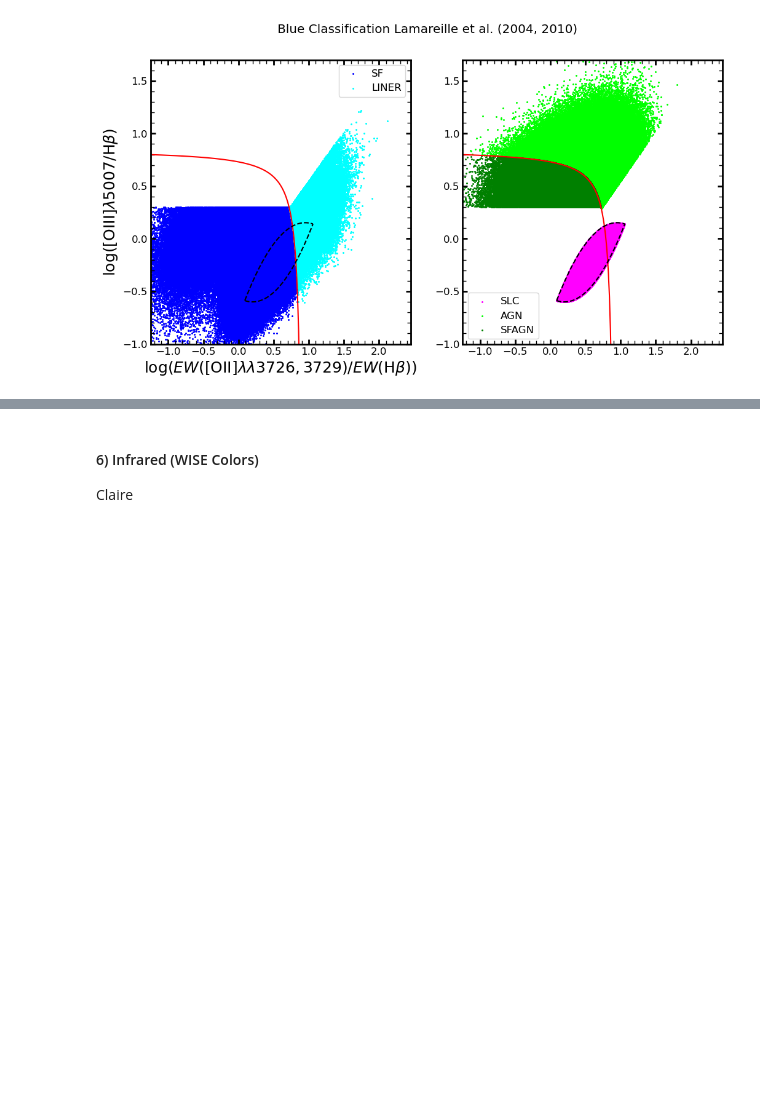
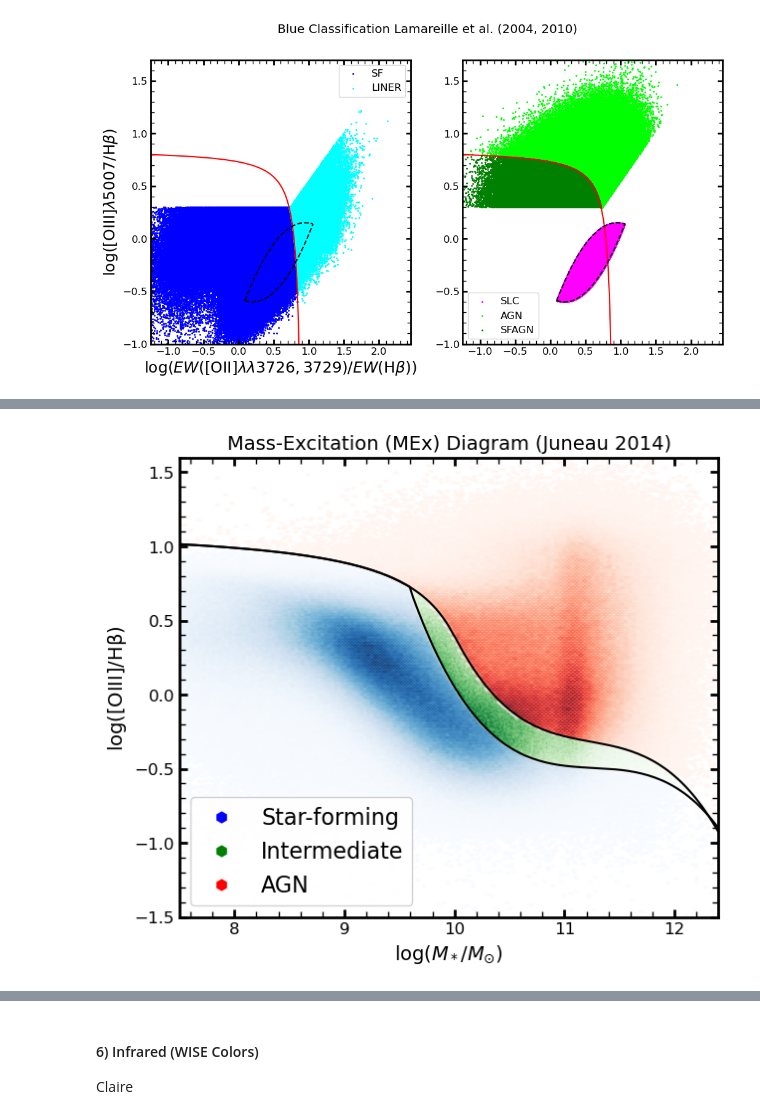
Before and after one commit to cosmodesi/desigaldev, a Jupyter notebook: AgnCats/notebooks/01_how_to_use_AGNQSO_catalog.ipynb, the cells around one changed output, grey strips where cells are left out. Saved outputs shown, nothing was run; the diff lists cells and outputs as text; code cells hidden in the pictures; blank space fills up the shorter version.

```diff
--- a/AgnCats/notebooks/01_how_to_use_AGNQSO_catalog.ipynb
+++ b/AgnCats/notebooks/01_how_to_use_AGNQSO_catalog.ipynb
@@ -558 +567,48 @@ Shree
+# %%
+is_mex_sf = (T['OPT_UV_TYPE'] & OPT_UV_TYPE.MEX_SF != 0)
+is_mex_intermediate = (T['OPT_UV_TYPE'] & OPT_UV_TYPE.MEX_INTERM != 0)
+is_mex_agn = (T['OPT_UV_TYPE'] & OPT_UV_TYPE.MEX_AGN != 0)
+# %%
+# Define the 2014 MEx demarcation lines (Juneau+2014)
+def mex_upper_2014(x):
+    """AGN vs Composite boundary from Juneau 2014 (Equation 1)"""
+    a0, a1, a2, a3 = 410.24, -109.333, 9.71731, -0.288244
+    return np.where(x <= 10, 0.375/(x - 10.5) + 1.14, a0 + a1*x + a2*x**2 + a3*x**3)
+
+def mex_lower_2014(x):
+    """Composite vs Star-forming boundary from Juneau 2014 (Equation 2)"""
+    a0, a1, a2, a3 = 352.066, -93.8249, 8.32651, -0.246416
+    return np.where(x <= 9.6, 0.375/(x - 10.5) + 1.14, a0 + a1*x + a2*x**2 + a3*x**3)
+# %%
+mass_range = np.linspace(7, 13, 200)
+
+plt.figure(figsize=(7, 6))
+
+# Adjust gridsize to make hexagons smaller/bigger
+gridsize = 300
+
+# Hexbin plots for each classification
+hb_sf = plt.hexbin(log_mass[is_mex_sf], oiii_hbeta[is_mex_sf], gridsize=gridsize, cmap='Blues', mincnt=1, alpha=0.5)
+hb_composite = plt.hexbin(log_mass[is_mex_intermediate], oiii_hbeta[is_mex_intermediate], gridsize=gridsize, cmap='Greens', mincnt=1, alpha=0.5)
+hb_agn = plt.hexbin(log_mass[is_mex_agn], oiii_hbeta[is_mex_agn], gridsize=gridsize, cmap='Reds', mincnt=1, alpha=0.5)
+
+# Plot the MEx classification lines
+plt.plot(mass_range, mex_upper_2014(mass_range), 'black', linewidth=1.5, label="AGN/SF boundary")
+plt.plot(mass_range, mex_lower_2014(mass_range), 'black', linewidth=1.5, label="Intermediate/SF boundary")
+
+legend_elements = [
+    Line2D([0], [0], marker='h', color='w', markerfacecolor='b', markersize=10, label="Star-forming"),
+    Line2D([0], [0], marker='h', color='w', markerfacecolor='g', markersize=10, label="Intermediate"),
+    Line2D([0], [0], marker='h', color='w', markerfacecolor='r', markersize=10, label="AGN")
+]
+plt.legend(handles=legend_elements, loc='lower left', fontsize=16, framealpha=0.9)
+
+plt.xlabel(r'$\log (M_*/M_{\odot})$', fontsize=14)
+plt.ylabel(r'$\log (\mathrm{[OIII]}/\mathrm{H\beta})$', fontsize=14)
+plt.xlim(7.5, 12.4)
+plt.ylim(-1.5, 1.6)
+plt.title("Mass-Excitation (MEx) Diagram (Juneau 2014)", fontsize=14)
+plt.show()
+# %% [output]
+[figure, added]
 # %% [markdown]
```
Also changed, not shown: parts of 8 cells of this notebook.
